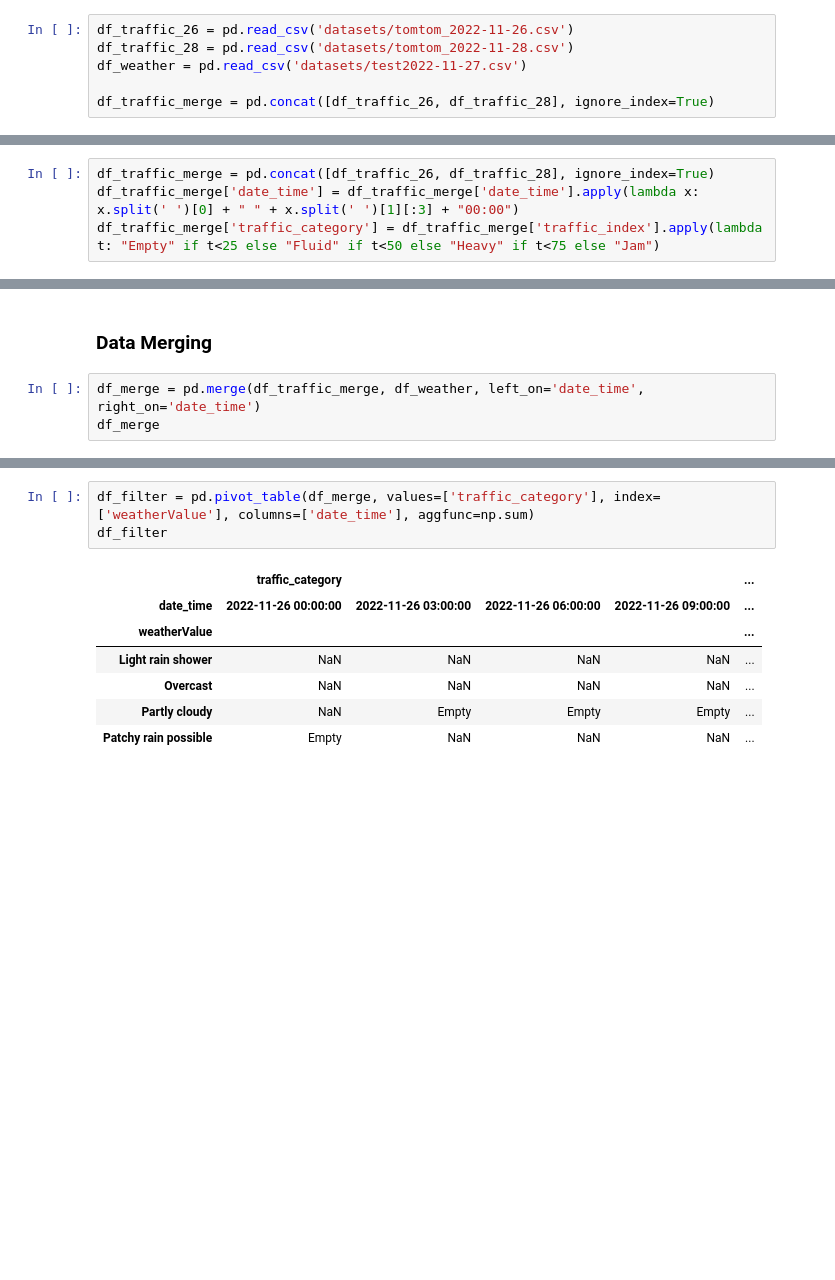
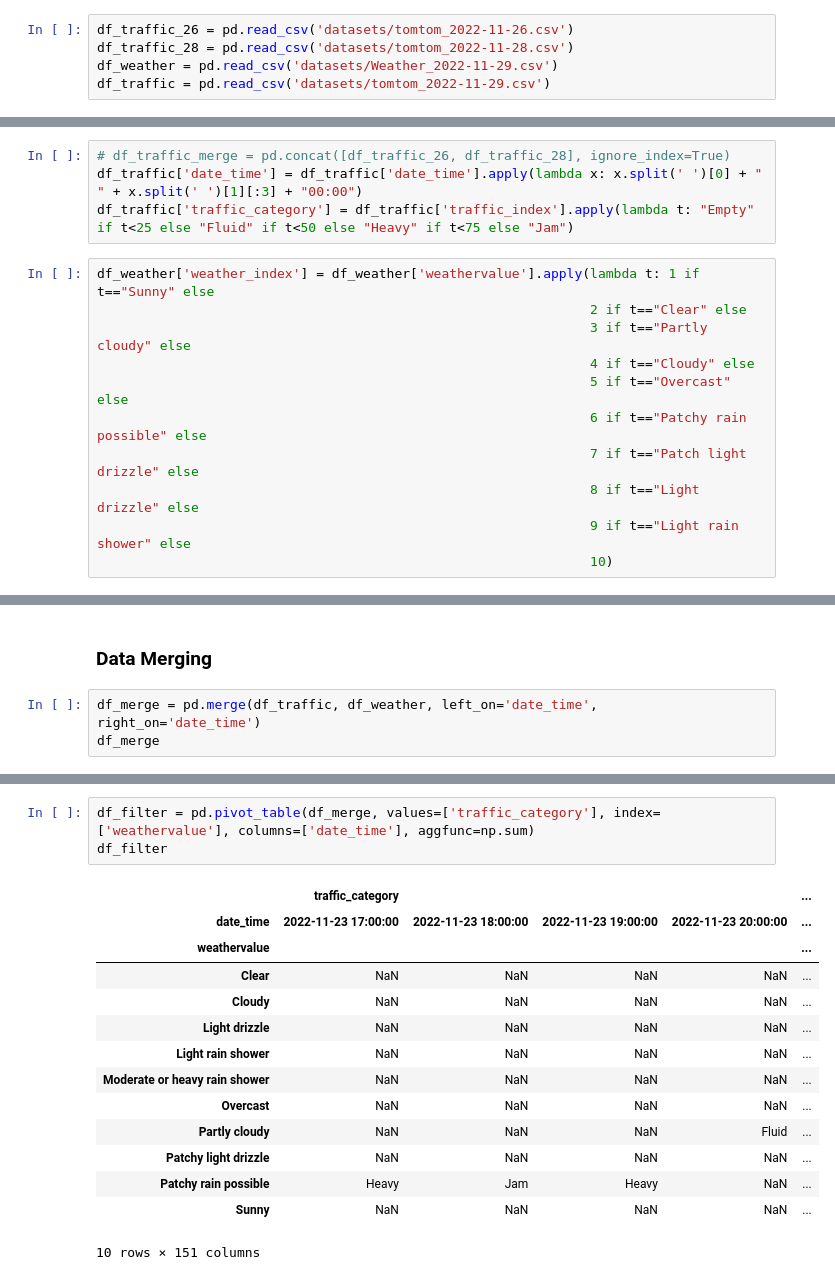
Before and after one commit to saddansyah/association-rules-with-apriori, a Jupyter notebook: index.ipynb, the cells around one changed output, grey strips where cells are left out. Drawn from its saved outputs; the diff is of its cells as text; blank space fills up the shorter version.

```diff
--- a/index.ipynb
+++ b/index.ipynb
@@ -22,18 +25,28 @@ from mlxtend.frequent_patterns import apriori
 # %%
 df_traffic_26 = pd.read_csv('datasets/tomtom_2022-11-26.csv')
 df_traffic_28 = pd.read_csv('datasets/tomtom_2022-11-28.csv')
-df_weather = pd.read_csv('datasets/test2022-11-27.csv')
-
-df_traffic_merge = pd.concat([df_traffic_26, df_traffic_28], ignore_index=True)
+df_weather = pd.read_csv('datasets/Weather_2022-11-29.csv')
+df_traffic = pd.read_csv('datasets/tomtom_2022-11-29.csv')
 # %% [markdown]
 ### Data Normalization
 # %% [markdown]
 - Normalize date_time format to hh:00:00
 - Add `traffic_category` column to categorize `traffic_index` quantitative attribute
 # %%
-df_traffic_merge = pd.concat([df_traffic_26, df_traffic_28], ignore_index=True)
-df_traffic_merge['date_time'] = df_traffic_merge['date_time'].apply(lambda x: x.split(' ')[0] + " " + x.split(' ')[1][:3] + "00:00")
-df_traffic_merge['traffic_category'] = df_traffic_merge['traffic_index'].apply(lambda t: "Empty" if t<25 else "Fluid" if t<50 else "Heavy" if t<75 else "Jam")
+# df_traffic_merge = pd.concat([df_traffic_26, df_traffic_28], ignore_index=True)
+df_traffic['date_time'] = df_traffic['date_time'].apply(lambda x: x.split(' ')[0] + " " + x.split(' ')[1][:3] + "00:00")
+df_traffic['traffic_category'] = df_traffic['traffic_index'].apply(lambda t: "Empty" if t<25 else "Fluid" if t<50 else "Heavy" if t<75 else "Jam")
+# %%
+df_weather['weather_index'] = df_weather['weathervalue'].apply(lambda t: 1 if t=="Sunny" else
+                                                               2 if t=="Clear" else
+                                                               3 if t=="Partly cloudy" else
+                                                               4 if t=="Cloudy" else
+                                                               5 if t=="Overcast" else
+                                                               6 if t=="Patchy rain possible" else
+                                                               7 if t=="Patch light drizzle" else
+                                                               8 if t=="Light drizzle" else
+                                                               9 if t=="Light rain shower" else
+                                                               10)
 # %%
 df_weather.isnull().sum()
 # %% [output]
@@ -92,7 +118,7 @@ df_traffic_merge.head()
 # %% [markdown]
 ### Data Merging
 # %%
-df_merge = pd.merge(df_traffic_merge, df_weather, left_on='date_time', right_on='date_time')
+df_merge = pd.merge(df_traffic, df_weather, left_on='date_time', right_on='date_time')
 df_merge
 # %% [output]
 |  | timestamp | date_time | traffic_index | jams_count | jams_length | jams_delay | traffic_index_weekago | ... |
@@ -115,14 +238,21 @@ df_merge
 # %%
-df_filter = pd.pivot_table(df_merge, values=['traffic_category'], index=['weatherValue'], columns=['date_time'], aggfunc=np.sum)
+df_filter = pd.pivot_table(df_merge, values=['traffic_category'], index=['weathervalue'], columns=['date_time'], aggfunc=np.sum)
 df_filter
 # %% [output]
 |  | traffic_category |  |  |  | ... |
-| date_time | 2022-11-26 00:00:00 | 2022-11-26 03:00:00 | 2022-11-26 06:00:00 | 2022-11-26 09:00:00 | ... |
-| weatherValue |  |  |  |  | ... |
+| date_time | 2022-11-23 17:00:00 | 2022-11-23 18:00:00 | 2022-11-23 19:00:00 | 2022-11-23 20:00:00 | ... |
+| weathervalue |  |  |  |  | ... |
+| Clear | NaN | NaN | NaN | NaN | ... |
+| Cloudy | NaN | NaN | NaN | NaN | ... |
+| Light drizzle | NaN | NaN | NaN | NaN | ... |
 | Light rain shower | NaN | NaN | NaN | NaN | ... |
+| Moderate or heavy rain shower | NaN | NaN | NaN | NaN | ... |
 | Overcast | NaN | NaN | NaN | NaN | ... |
-| Partly cloudy | NaN | Empty | Empty | Empty | ... |
-| Patchy rain possible | Empty | NaN | NaN | NaN | ... |
+| Partly cloudy | NaN | NaN | NaN | Fluid | ... |
+| Patchy light drizzle | NaN | NaN | NaN | NaN | ... |
+| Patchy rain possible | Heavy | Jam | Heavy | NaN | ... |
+| Sunny | NaN | NaN | NaN | NaN | ... |
+10 rows × 151 columns
 # %%
 itemsetList = []
 dflist = df_filter.values.tolist()
```
Also changed, not shown: parts of 29 cells of this notebook, 2 other files.
